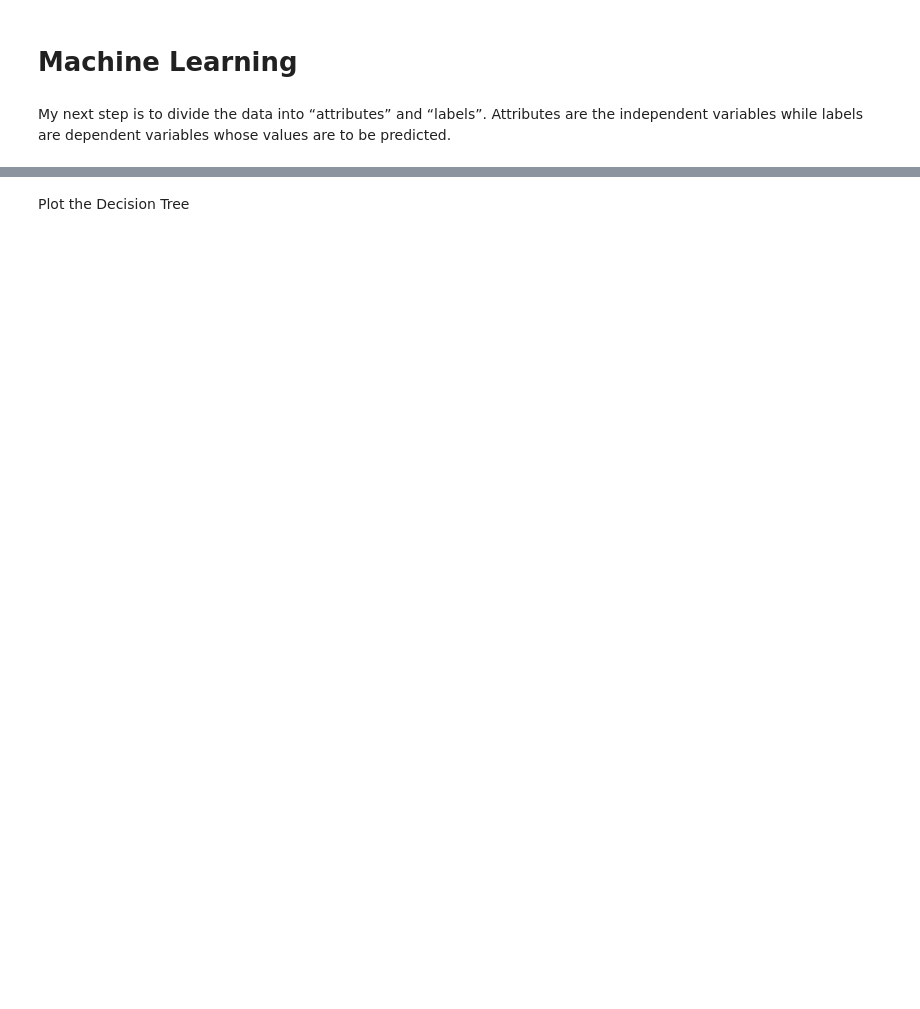
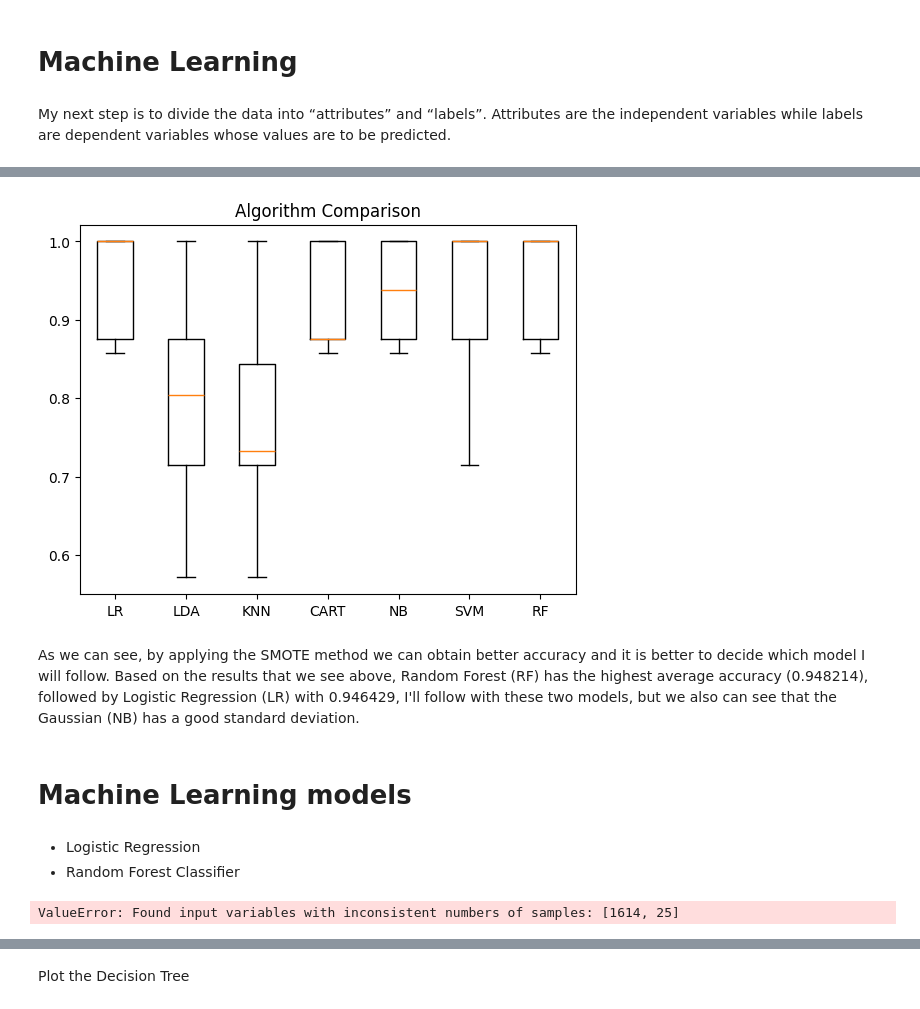
Before and after one commit to FroelichGiovana/CA1---Machine-Learning---Giovana-Froelich, a Jupyter notebook: CA1 - Giovana Froelich.ipynb, the cells around one changed output, grey strips where cells are left out. Drawn from its saved outputs; the diff is of its cells as text; code cells hidden in the pictures; blank space fills up the shorter version.

```diff
--- a/CA1 - Giovana Froelich.ipynb
+++ b/CA1 - Giovana Froelich.ipynb
@@ -426,0 +494,5 @@ pyplot.show()
+# %%
+X_train, X_test, y_train, y_test = train_test_split(X, y, random_state = 1, stratify=y)
+
+sm = SMOTE(random_state=1)
+X_train_res, y_train_res = sm.fit_resample(X_train, y_train)
@@ -426,0 +504,18 @@ pyplot.show()
+# %%
+models = []
+models.append(('LR', LogisticRegression(solver='liblinear', multi_class='ovr')))
+models.append(('LDA', LinearDiscriminantAnalysis()))
+models.append(('KNN', KNeighborsClassifier()))
+models.append(('CART', DecisionTreeClassifier()))
+models.append(('NB', GaussianNB()))
+models.append(('SVM', SVC(gamma='auto')))
+models.append(('RF', RandomForestClassifier(n_estimators=100)))
+# %%
+results = []
+names = []
+for name, model in models:
+	kfold = StratifiedKFold(n_splits=10, random_state=1, shuffle=True)
+	cv_results = cross_val_score(model, X_train, y_train, cv=kfold, scoring='accuracy')
+	results.append(cv_results)
+	names.append(name)
+	print('%s: %f (%f)' % (name, cv_results.mean(), cv_results.std()))
@@ -426,0 +530,14 @@ pyplot.show()
+# %%
+pyplot.boxplot(results, labels=names)
+pyplot.title('Algorithm Comparison')
+pyplot.show()
+# %% [output]
+[figure, added]
+# %% [markdown]
+As we can see, by applying the SMOTE method we can obtain better accuracy and it is better to decide which model I will follow.
+Based on the results that we see above, Random Forest (RF) has the highest average accuracy (0.948214), followed by Logistic Regression (LR) with 0.946429, I'll follow with these two models, but we also can see that the Gaussian (NB) has a good standard deviation.
+# %% [markdown]
+# Machine Learning models
+# %% [markdown]
+- Logistic Regression
+- Random Forest Classifier
@@ -427,3 +555,14 @@ pyplot.show()
+# %%
+#Import scikit-learn metrics module for accuracy calculation
+from sklearn import metrics
+
+# Model Accuracy, how often is the classifier correct?
+print("Accuracy:",metrics.accuracy_score(y_smote, y_pred))
+
+# Rounded upto 2 decimal places
+print( "Accuracy: {:.2f}".format(metrics.accuracy_score(y_smote, y_pred)) )
+# %% [output]
+ValueError: Found input variables with inconsistent numbers of samples: [1614, 25]
 # %%
 from sklearn.tree import plot_tree
 dt_classifier = DecisionTreeClassifier(max_depth = 5, random_state=42)
```
Also changed, not shown: parts of 58 cells of this notebook.
